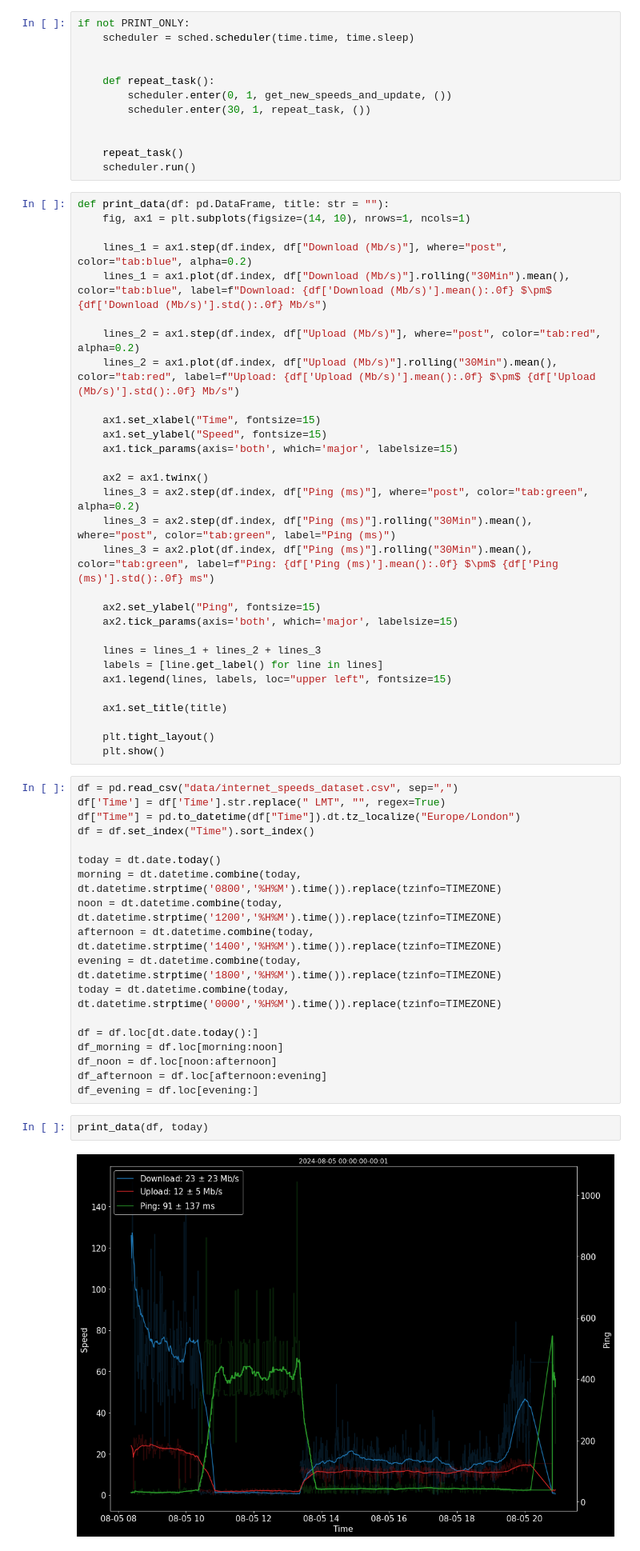
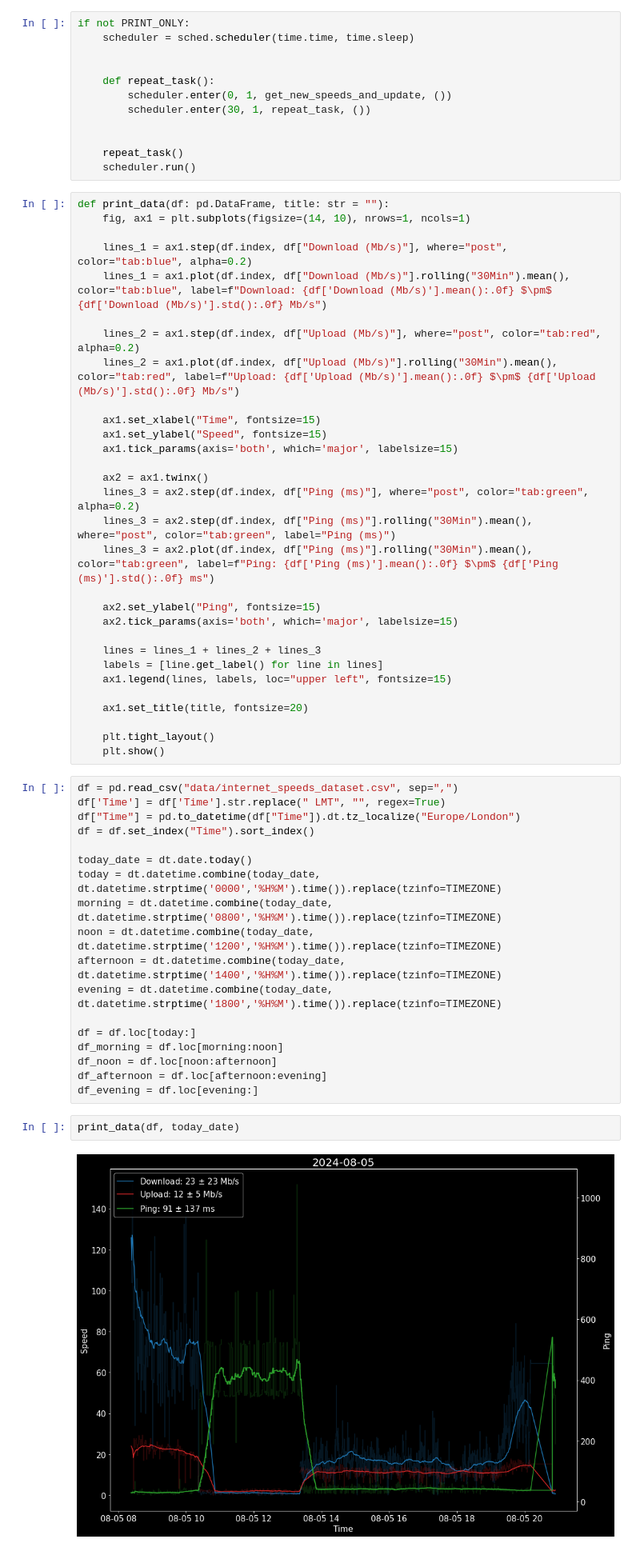
Before and after one commit to sauxpa/internet_speed, a Jupyter notebook: run_speed_checks.ipynb, the cells around one changed output. Shown at 80% size. Cells and saved outputs as stored; diff of their text form.

```diff
--- a/run_speed_checks.ipynb
+++ b/run_speed_checks.ipynb
@@ -110,7 +110,7 @@ def print_data(df: pd.DataFrame, title: str = ""):
     labels = [line.get_label() for line in lines]
     ax1.legend(lines, labels, loc="upper left", fontsize=15)
 
-    ax1.set_title(title)
+    ax1.set_title(title, fontsize=20)
 
     plt.tight_layout()
     plt.show()
@@ -120,22 +120,22 @@ df['Time'] = df['Time'].str.replace(" LMT", "", regex=True)
 df["Time"] = pd.to_datetime(df["Time"]).dt.tz_localize("Europe/London")
 df = df.set_index("Time").sort_index()
 
-today = dt.date.today()
-morning = dt.datetime.combine(today, dt.datetime.strptime('0800','%H%M').time()).replace(tzinfo=TIMEZONE)
-noon = dt.datetime.combine(today, dt.datetime.strptime('1200','%H%M').time()).replace(tzinfo=TIMEZONE)
-afternoon = dt.datetime.combine(today, dt.datetime.strptime('1400','%H%M').time()).replace(tzinfo=TIMEZONE)
-evening = dt.datetime.combine(today, dt.datetime.strptime('1800','%H%M').time()).replace(tzinfo=TIMEZONE)
-today = dt.datetime.combine(today, dt.datetime.strptime('0000','%H%M').time()).replace(tzinfo=TIMEZONE)
+today_date = dt.date.today()
+today = dt.datetime.combine(today_date, dt.datetime.strptime('0000','%H%M').time()).replace(tzinfo=TIMEZONE)
+morning = dt.datetime.combine(today_date, dt.datetime.strptime('0800','%H%M').time()).replace(tzinfo=TIMEZONE)
+noon = dt.datetime.combine(today_date, dt.datetime.strptime('1200','%H%M').time()).replace(tzinfo=TIMEZONE)
+afternoon = dt.datetime.combine(today_date, dt.datetime.strptime('1400','%H%M').time()).replace(tzinfo=TIMEZONE)
+evening = dt.datetime.combine(today_date, dt.datetime.strptime('1800','%H%M').time()).replace(tzinfo=TIMEZONE)
 
-df = df.loc[dt.date.today():]
+df = df.loc[today:]
 df_morning = df.loc[morning:noon]
 df_noon = df.loc[noon:afternoon]
 df_afternoon = df.loc[afternoon:evening]
 df_evening = df.loc[evening:]
 # %%
-print_data(df, today)
+print_data(df, today_date)
 # %% [output]
-[figure, old version]
+[figure, new version]
 # %%
 print_data(df_morning, "Morning")
 # %% [output]
```
Also changed, not shown: parts of 4 cells of this notebook.
